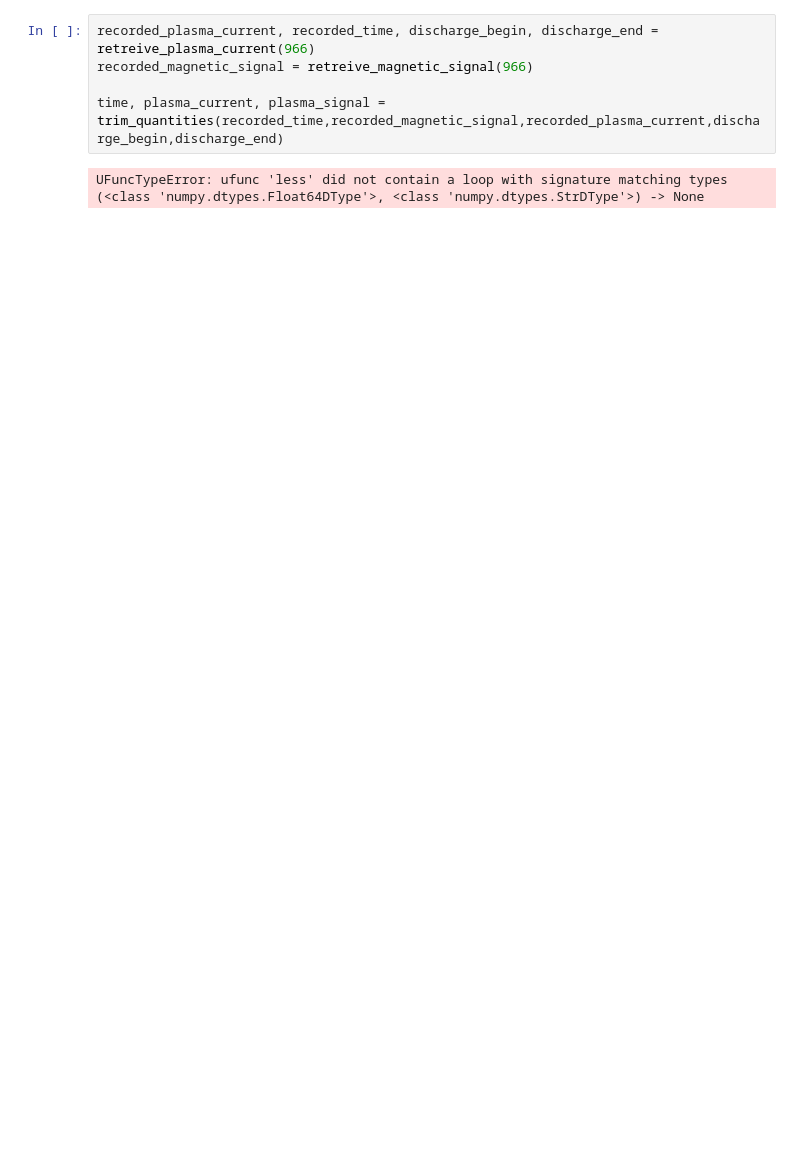
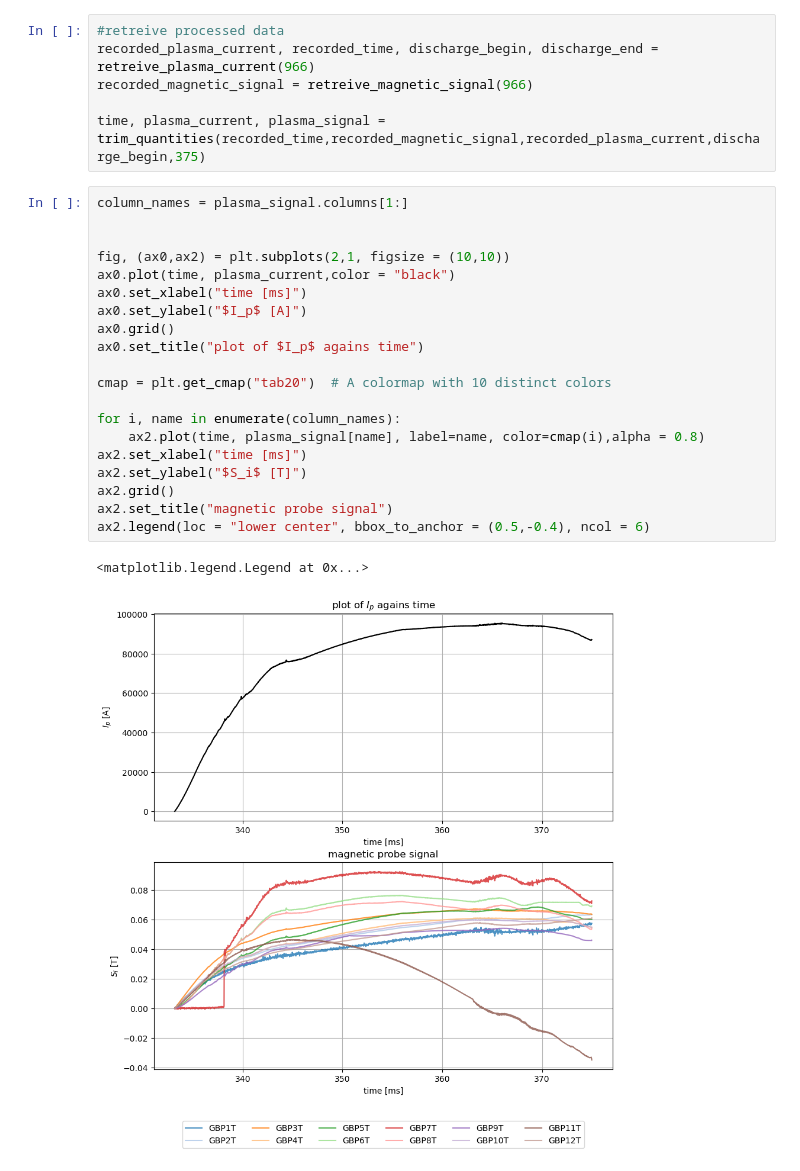
Before and after one commit to P-Attapon/TT1PlasmaColumnPosition, a Jupyter notebook: toroidal_filament_exp.ipynb, the cells around one changed output. Saved outputs shown, nothing was run; the diff lists cells and outputs as text; blank space fills up the shorter version.

Commit message:
add process probe data for toroidal filament model draft generalized toroidal filament model experimental shift value

```diff
--- a/toroidal_filament_exp.ipynb
+++ b/toroidal_filament_exp.ipynb
@@ -6,7 +12,29 @@ from process_probe_data import retreive_plasma_current, retreive_magnetic_signal
 # %%
+#retreive processed data
 recorded_plasma_current, recorded_time, discharge_begin, discharge_end = retreive_plasma_current(966)
 recorded_magnetic_signal = retreive_magnetic_signal(966)
 
-time, plasma_current, plasma_signal = trim_quantities(recorded_time,recorded_magnetic_signal,recorded_plasma_current,discharge_begin,discharge_end)
+time, plasma_current, plasma_signal = trim_quantities(recorded_time,recorded_magnetic_signal,recorded_plasma_current,discharge_begin,375)
-# %% [output]
-UFuncTypeError: ufunc 'less' did not contain a loop with signature matching types (<class 'numpy.dtypes.Float64DType'>, <class 'numpy.dtypes.StrDType'>) -> None
+# %%
+column_names = plasma_signal.columns[1:]
+
+
+fig, (ax0,ax2) = plt.subplots(2,1, figsize = (10,10))
+ax0.plot(time, plasma_current,color = "black")
+ax0.set_xlabel("time [ms]")
+ax0.set_ylabel("$I_p$ [A]")
+ax0.grid()
+ax0.set_title("plot of $I_p$ agains time")
+
+cmap = plt.get_cmap("tab20")  # A colormap with 10 distinct colors
+
+for i, name in enumerate(column_names):
+    ax2.plot(time, plasma_signal[name], label=name, color=cmap(i),alpha = 0.8)
+ax2.set_xlabel("time [ms]")
+ax2.set_ylabel("$S_i$ [T]")
+ax2.grid()
+ax2.set_title("magnetic probe signal")
+ax2.legend(loc = "lower center", bbox_to_anchor = (0.5,-0.4), ncol = 6)
+# %% [output]
+<matplotlib.legend.Legend at 0x...>
+[figure, added]
```
Also changed, not shown: parts of 3 cells of this notebook.
